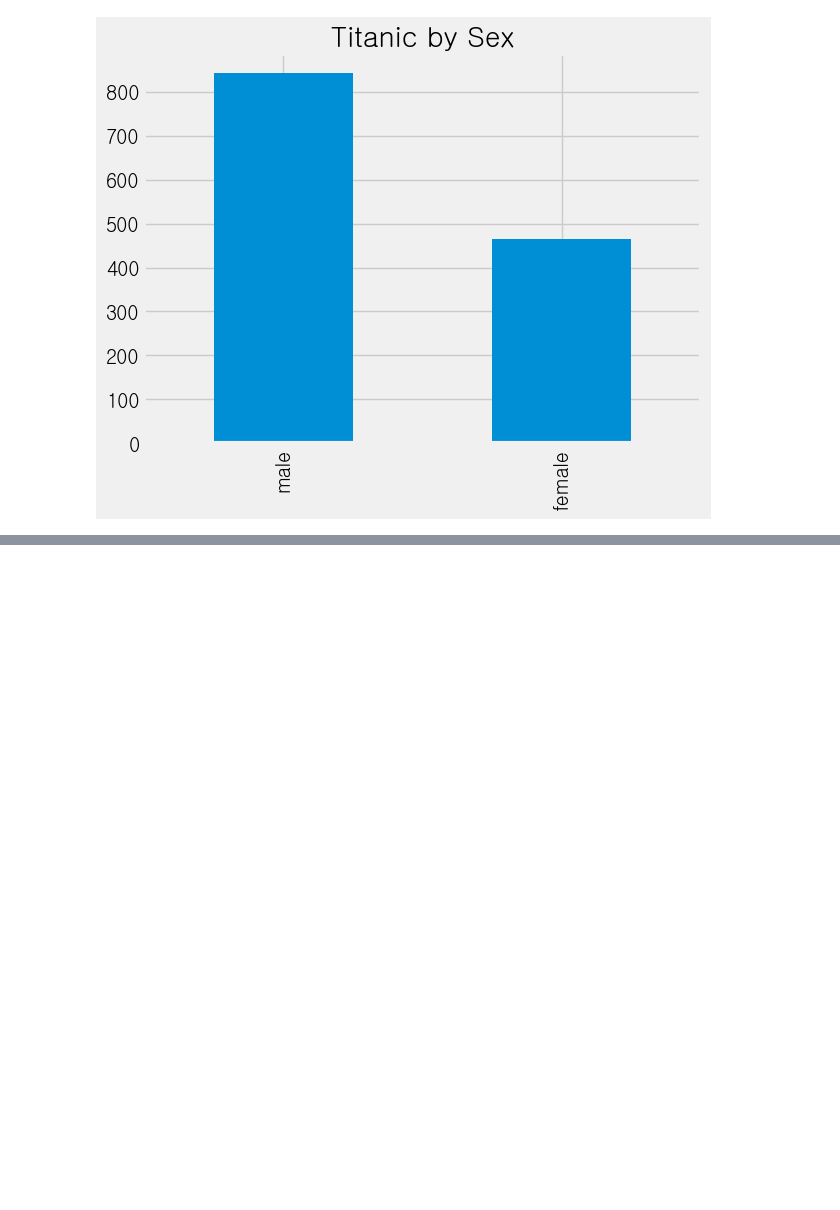
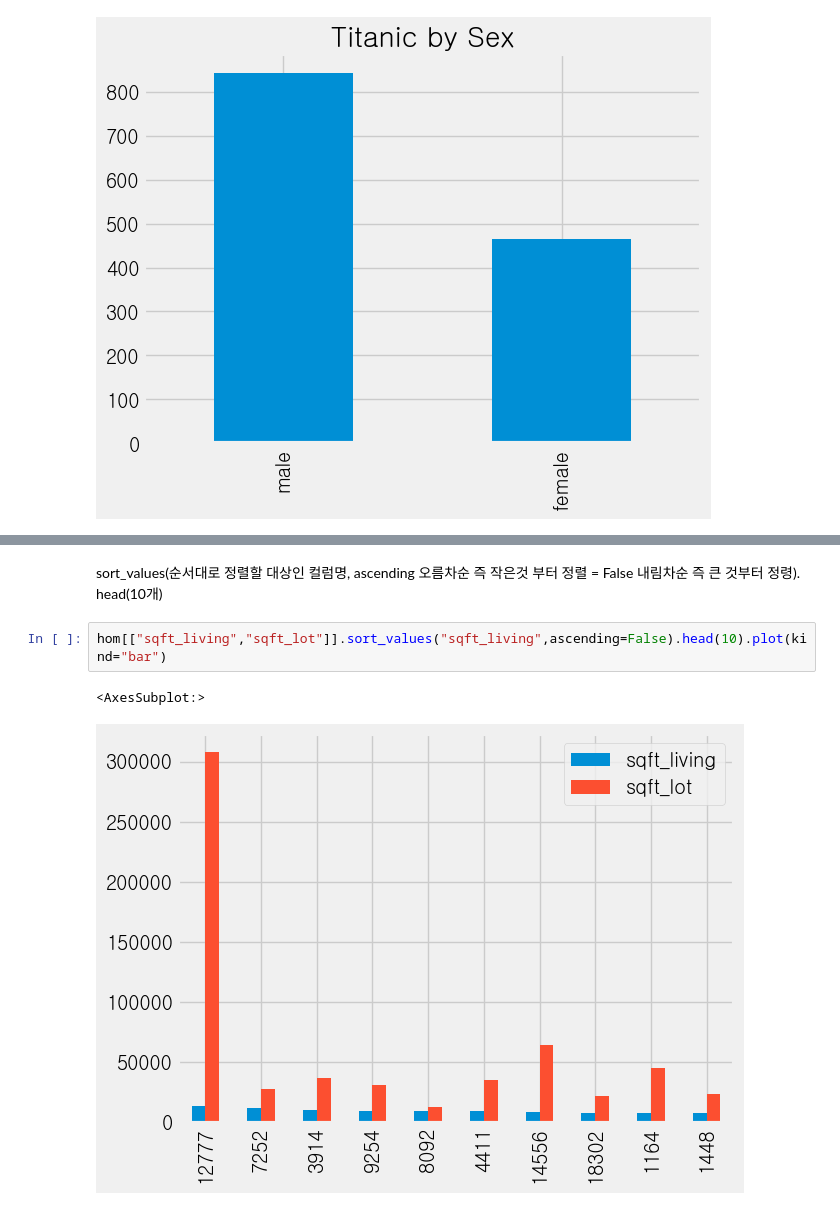
Before and after one commit to minseok06/python, a Jupyter notebook: 12강.ipynb, the cells around one changed output, grey strips where cells are left out. Saved outputs shown, nothing was run; the diff lists cells and outputs as text; blank space fills up the shorter version.

```diff
--- a/12강.ipynb
+++ b/12강.ipynb
@@ -140,0 +208,7 @@ nu = pd.read_csv("data/nuforc_reports.csv.part")
+# %% [markdown]
+sort_values(순서대로 정렬할 대상인 컬럼명, ascending 오름차순 즉 작은것 부터 정렬 = False 내림차순 즉 큰 것부터 정령). head(10개)
+# %%
+hom[["sqft_living","sqft_lot"]].sort_values("sqft_living",ascending=False).head(10).plot(kind="bar")
+# %% [output]
+<AxesSubplot:>
+[figure, added]
```
Also changed, not shown: parts of 9 cells of this notebook.
